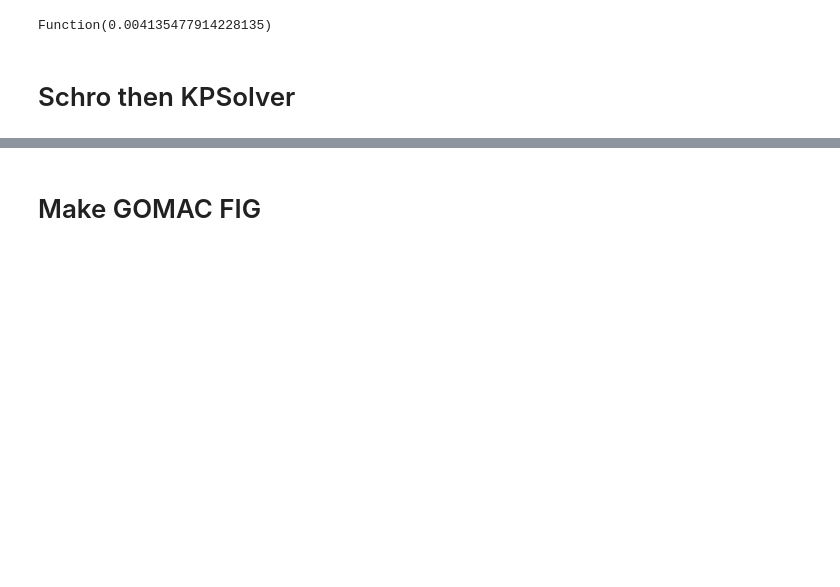
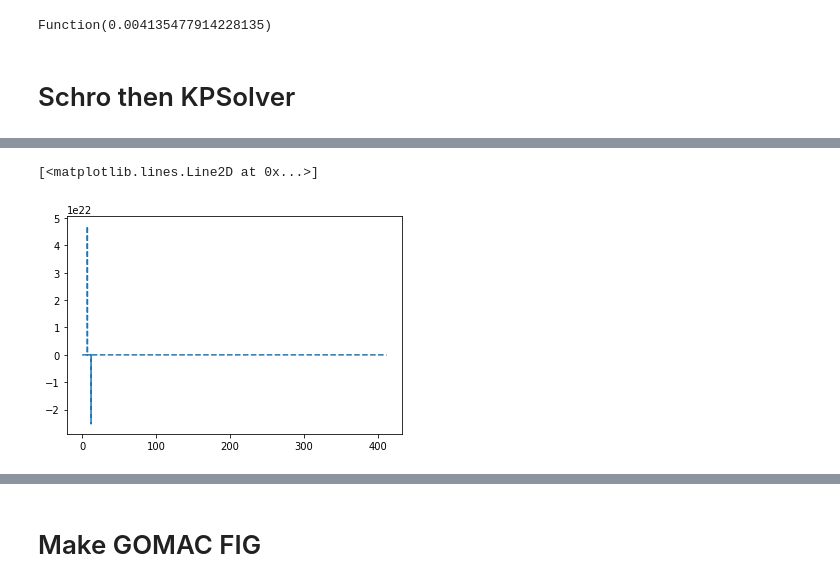
Before and after one commit to samueljamesbader/PyNitride, a Jupyter notebook: examples/GOMAC_pFET.ipynb, the cells around one changed output, grey strips where cells are left out. Cells and saved outputs as stored; diff of their text form; code cells hidden in the pictures; blank space fills up the shorter version.

```diff
--- a/examples/GOMAC_pFET.ipynb
+++ b/examples/GOMAC_pFET.ipynb
@@ -387,3 +388,8 @@ plt.xlim(0,20)
+# %%
+plt.plot(m.zp,m.rho/(1/cm**3),'--')
+# %% [output]
+[<matplotlib.lines.Line2D at 0x...>]
+[figure, added]
 # %%
 print(m.p.integrate(definite=True)/(1/cm**2)/1e13)
 # %% [output]
```
Also changed, not shown: parts of 9 cells of this notebook, 3 other files.
